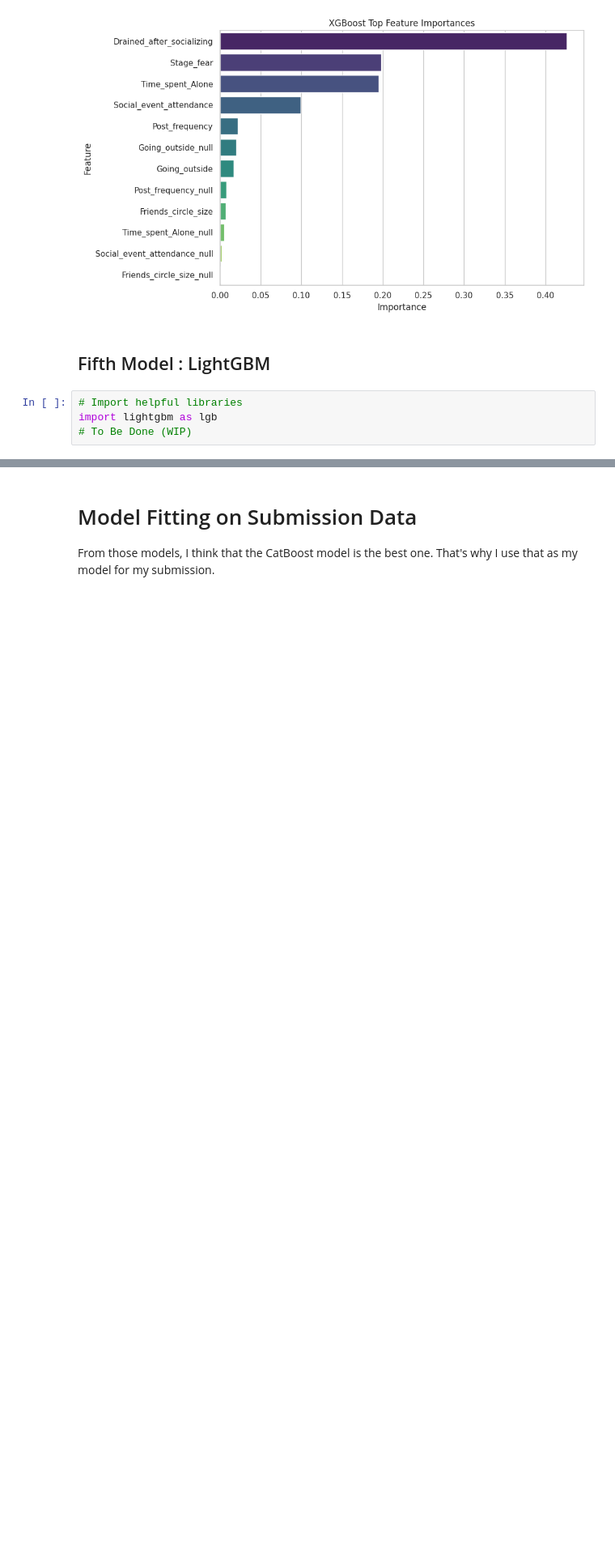
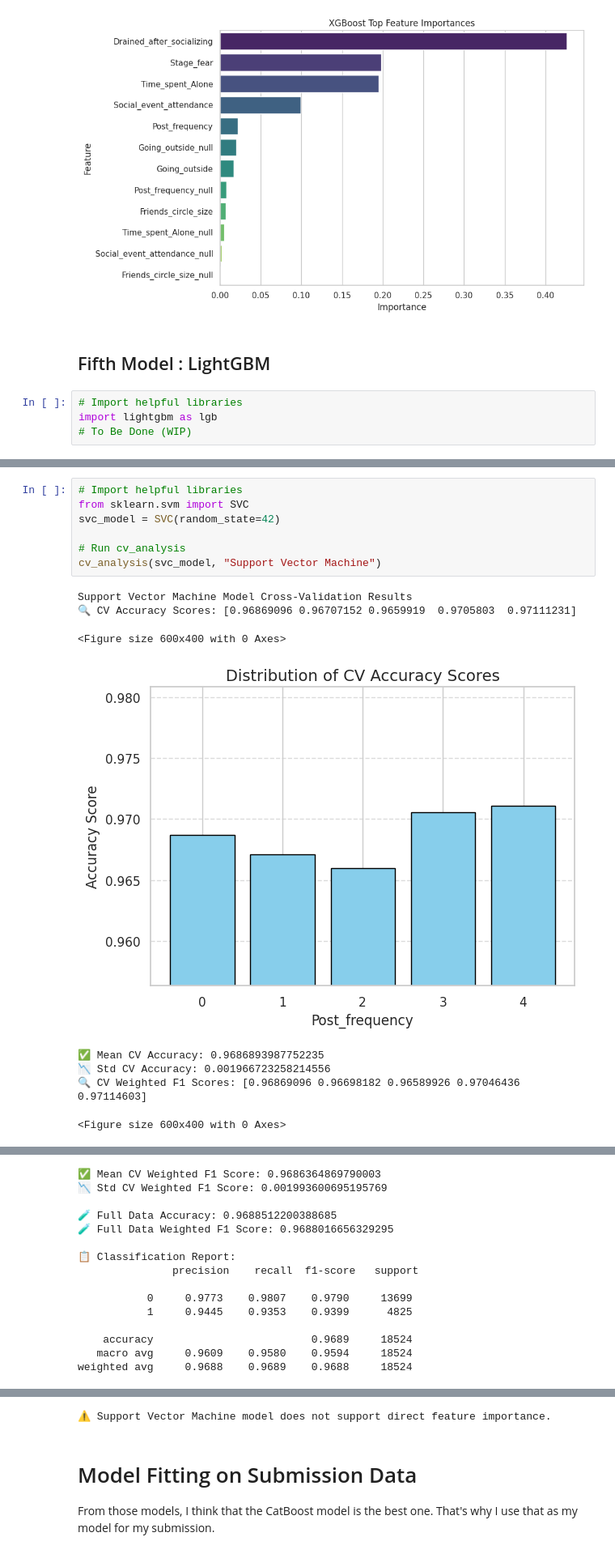
Before and after one commit to m-arifin-ilham/introvert-extrovert-classifier, a Jupyter notebook: introvert-extrovert-prediction.ipynb, the cells around one changed output, grey strips where cells are left out. Shown at 81% size. Drawn from its saved outputs; the diff is of its cells as text; blank space fills up the shorter version.

```diff
--- a/introvert-extrovert-prediction.ipynb
+++ b/introvert-extrovert-prediction.ipynb
@@ -1043,0 +1082,16 @@ import lightgbm as lgb
+# %%
+# Import helpful libraries
+from sklearn.svm import SVC
+svc_model = SVC(random_state=42)
+
+# Run cv_analysis
+cv_analysis(svc_model, "Support Vector Machine")
+# %% [output]
+Support Vector Machine Model Cross-Validation Results
+🔍 CV Accuracy Scores: [0.96869096 0.96707152 0.9659919  0.9705803  0.97111231]
+<Figure size 600x400 with 0 Axes>
+[figure, added]
+✅ Mean CV Accuracy: 0.9686893987752235
+📉 Std CV Accuracy: 0.001966723258214556
+🔍 CV Weighted F1 Scores: [0.96869096 0.96698182 0.96589926 0.97046436 0.97114603]
+<Figure size 600x400 with 0 Axes>
@@ -1043,0 +1099,15 @@ import lightgbm as lgb
+✅ Mean CV Weighted F1 Score: 0.9686364869790003
+📉 Std CV Weighted F1 Score: 0.001993600695195769
+
+🧪 Full Data Accuracy: 0.9688512200388685
+🧪 Full Data Weighted F1 Score: 0.9688016656329295
+
+📋 Classification Report:
+               precision    recall  f1-score   support
+
+           0     0.9773    0.9807    0.9790     13699
+           1     0.9445    0.9353    0.9399      4825
+
+    accuracy                         0.9689     18524
+   macro avg     0.9609    0.9580    0.9594     18524
+weighted avg     0.9688    0.9689    0.9688     18524
@@ -1044,3 +1115,4 @@ import lightgbm as lgb
+⚠️ Support Vector Machine model does not support direct feature importance.
 # %% [markdown]
 # Model Fitting on Submission Data
 From those models, I think that the CatBoost model is the best one. That's why I use that as my model for my submission.
```
Also changed, not shown: parts of 15 cells of this notebook.
